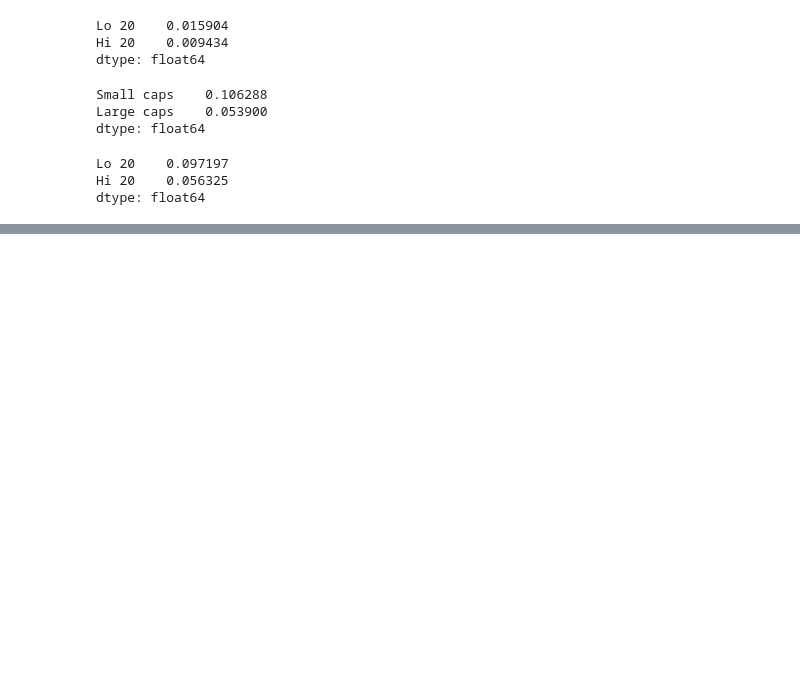
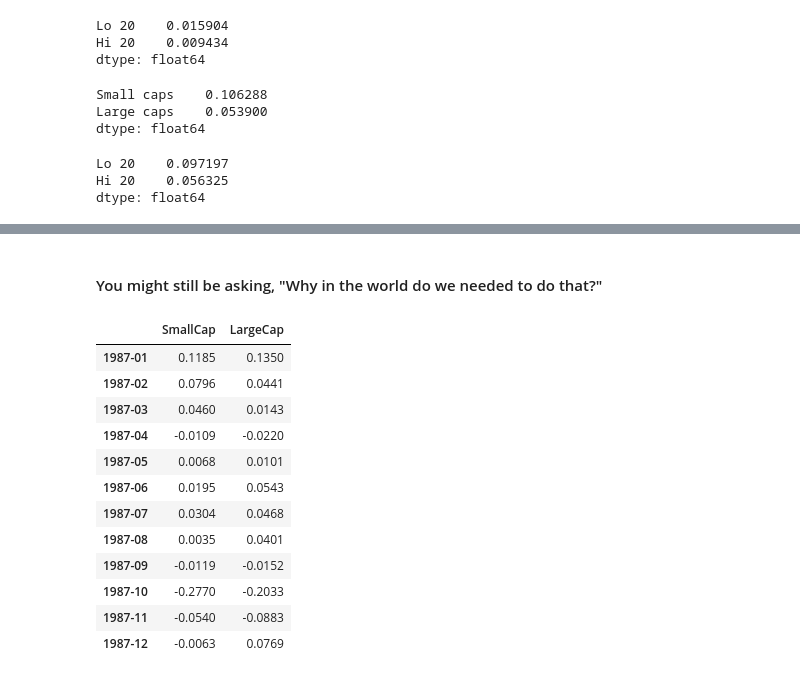
Before and after one commit to biv-neupane7/Investment-management-with-python, a Jupyter notebook: Risk and Returns EDHEC.ipynb, the cells around one changed output, grey strips where cells are left out. Drawn from its saved outputs; the diff is of its cells as text; code cells hidden in the pictures; blank space fills up the shorter version.

```diff
--- a/Risk and Returns EDHEC.ipynb
+++ b/Risk and Returns EDHEC.ipynb
@@ -583,0 +645,5 @@ dtype: float64
+# %%
+dec_port.index=pd.to_datetime(dec_port.index, format="%Y%m")
+dec_port.head()
+#The code above is basically saying "Take this dec_port return.index and treat it as a datetime in the format of %Y%m. So, I
+# am telling it the format that this dec_return.index series is in and convert it to a datetime
@@ -583,0 +670,6 @@ dtype: float64
+# %%
+# However, there still is one issue that I can see. Why is the month starting from 01 on each time obs? It is supposed to be
+# the returns over the period from t-1 to t month! Is there any way we could remove that 01 thingy?
+
+dec_port.index=dec_port.index.to_period("M") # The .to_period() here basically says that each one of these timestamps in the
+                                            # data should be treated as period of a month. M is the period here i.e. monthly
@@ -583,0 +685,20 @@ dtype: float64
+# %% [markdown]
+#### You might still be asking, "Why in the world do we needed to do that?"
+# %%
+# Well, the ans lies on the convenience that we can enjoy afterwards. For example, while writing following codes:
+
+dec_port["1987"]
+# %% [output]
+|  | SmallCap | LargeCap |
+| 1987-01 | 0.1185 | 0.1350 |
+| 1987-02 | 0.0796 | 0.0441 |
+| 1987-03 | 0.0460 | 0.0143 |
+| 1987-04 | -0.0109 | -0.0220 |
+| 1987-05 | 0.0068 | 0.0101 |
+| 1987-06 | 0.0195 | 0.0543 |
+| 1987-07 | 0.0304 | 0.0468 |
+| 1987-08 | 0.0035 | 0.0401 |
+| 1987-09 | -0.0119 | -0.0152 |
+| 1987-10 | -0.2770 | -0.2033 |
+| 1987-11 | -0.0540 | -0.0883 |
+| 1987-12 | -0.0063 | 0.0769 |
```
Also changed, not shown: parts of 13 cells of this notebook.
